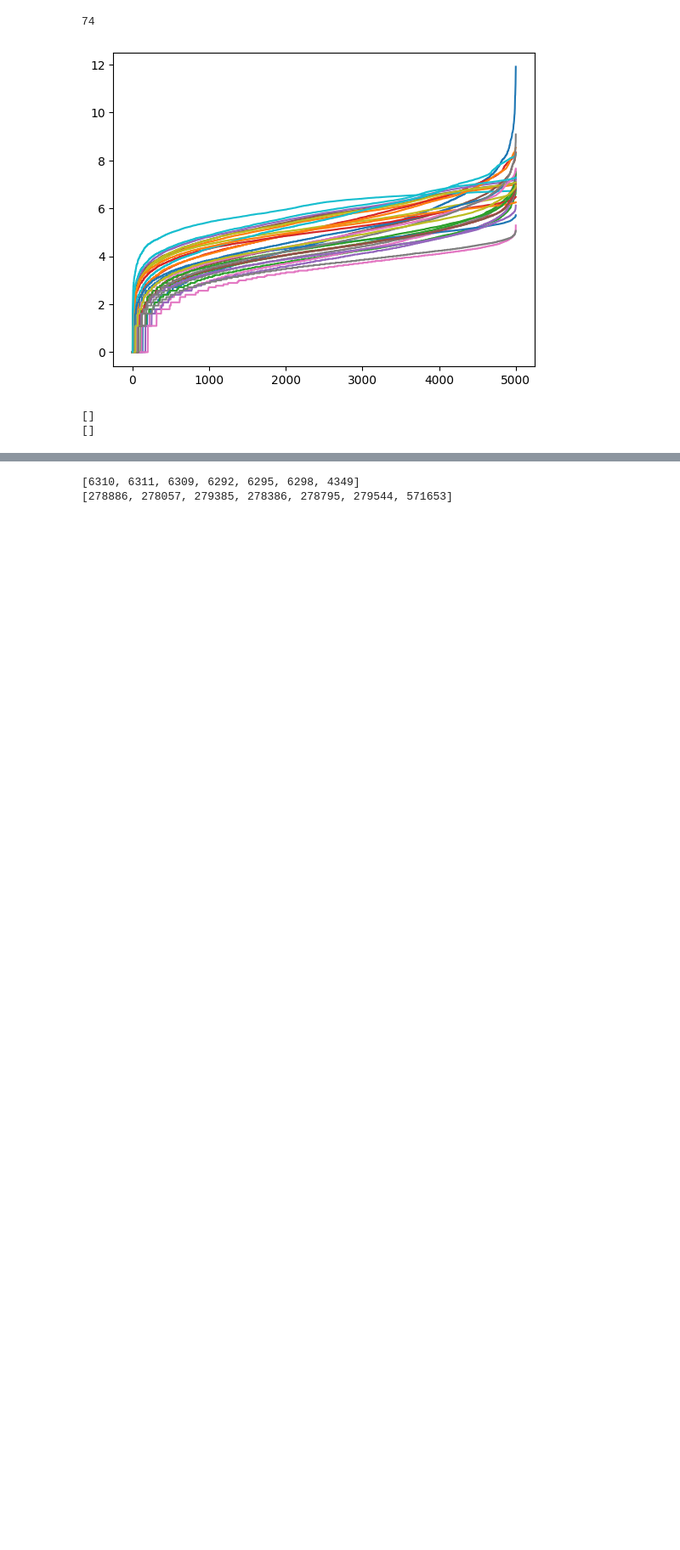
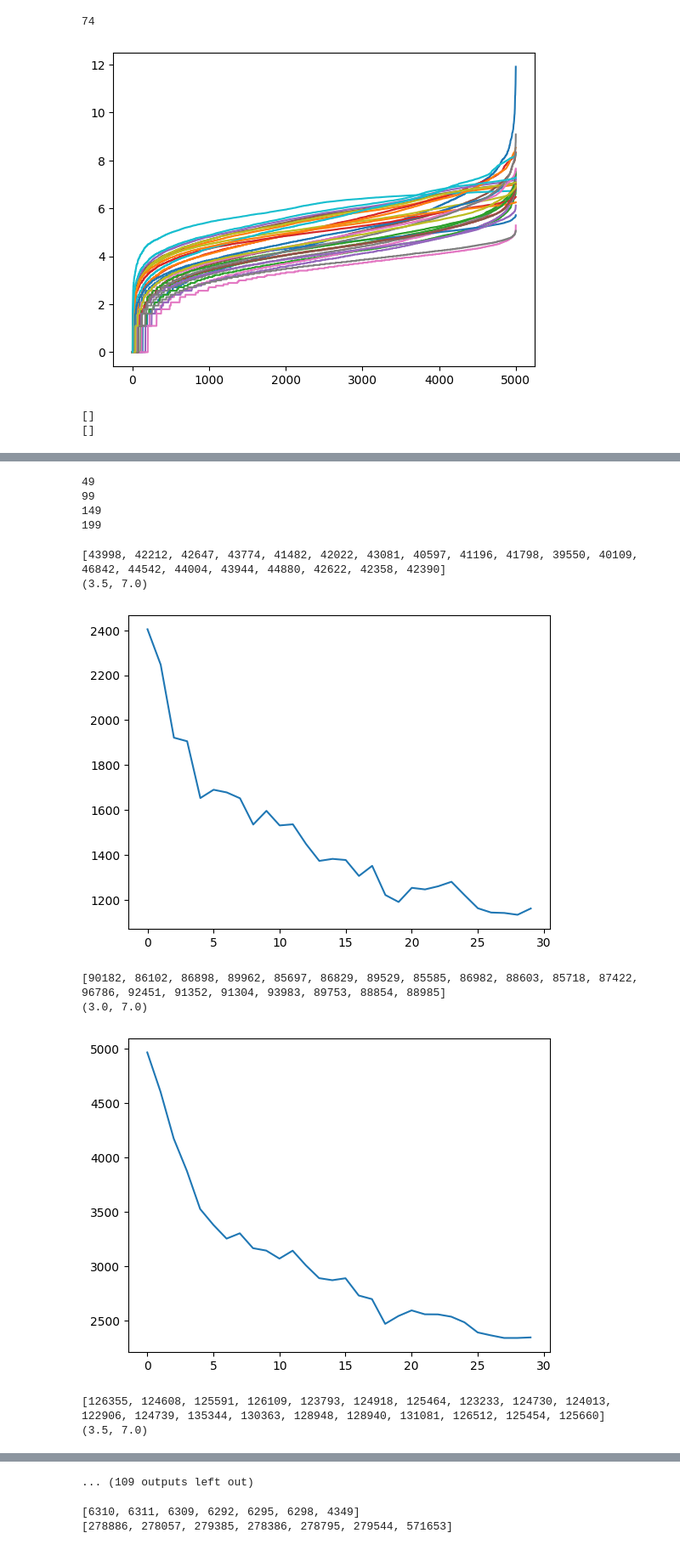
Before and after one commit to fjdslkjfljvo/thcd_dcs_ficx, a Jupyter notebook: naw.ipynb, the cells around one changed output, grey strips where cells are left out. Shown at 85% size. Drawn from its saved outputs; the diff is of its cells as text; code cells hidden in the pictures; blank space fills up the shorter version.

```diff
--- a/naw.ipynb
+++ b/naw.ipynb
@@ -341,4 +324,0 @@ for i in range(1,31):
-# %%
-result = get_median_regression(df, 'median', ['logave1','logvar1'])
-result.summary()
-result.params[0]
@@ -347,13 +324,0 @@ result.params[0]
-# %%
-random.seed(42)
-fun_lst = []
-fun_name = []
-fun_lst.append(regr2(lst_a1,lst_a2,lst_b))
-fun_name.append('regr2')
-fun_lst.append(regr(lst_oa,lst_ob))
-fun_name.append('regr')
-for i in np.arange(2.6,3.5,0.5):
-    for j in np.arange(6.5,8.5,0.5):
-        fun_lst.append(low_up_fun(i,j))
-        fun_name.append((i,j))
-get_penalty(fun_lst,fun_name)
@@ -379,0 +325,52 @@ regr
+# %%
+random.seed(42)
+fun_lst = []
+fun_name = []
+# 3.7, 6.4 is best
+lowlst = list(np.arange(2.5,3.6,1.0))
+highlst = list(np.arange(6.5,7.6,1.0))
+lowlst = [3.5]
+highlst = [6.5]
+shiftlst = list(np.arange(-2.0,0.1,1.0))
+cilst = list(np.arange(1.05,1.46,0.1))
+df = generate_dpoints(29, num_samples=500, lowlst = lowlst, highlst = highlst, shiftlst = shiftlst, cilst = cilst)
+for low_bound in lowlst:
+    for high_bound in highlst:
+        for shift_value in shiftlst:
+            for ci_value in cilst:
+                now_low = round(low_bound,2)
+                now_high = round(high_bound,2)
+                now_shift = round(shift_value,2)
+                now_ci = round(ci_value,2)
+                suff = '_' + str(now_low).replace('.', 'x') + '_' + str(now_high).replace('.', 'x') + \
+                        '_' + (str(now_shift).replace('.', 'x')).replace('-', 'y') + '_' + str(now_ci).replace('.', 'x')
+                lst_a1 = []
+                lst_a2 = []
+                lst_b = []
+                for j in range(1,30):
+                    strave = 'logave'+str(j)
+                    strstd = 'logavex'+str(j)
+                    result = get_median_regression(df, 'median', [strave+suff, strstd+suff])
+                    lst_a1.append(result.params[1])
+                    lst_a2.append(result.params[2])
+                    lst_b.append(result.params[0])
+                fun_lst.append(regr_low_up(lst_a1,lst_a2,lst_b,now_low,now_high,now_shift,now_ci))
+                fun_name.append(str((now_low,now_high,now_shift,now_ci)))
+for i in np.arange(2.6,3.5,0.5):
+    for j in np.arange(6.5,8.5,0.5):
+        fun_lst.append(low_up_fun(i,j))
+        fun_name.append('old_'+str((i,j)))
+get_penalty(fun_lst,fun_name)
+# %% [output]
+49
+99
+149
+199
+[43998, 42212, 42647, 43774, 41482, 42022, 43081, 40597, 41196, 41798, 39550, 40109, 46842, 44542, 44004, 43944, 44880, 42622, 42358, 42390]
+(3.5, 7.0)
+[figure, added]
+[90182, 86102, 86898, 89962, 85697, 86829, 89529, 85585, 86982, 88603, 85718, 87422, 96786, 92451, 91352, 91304, 93983, 89753, 88854, 88985]
+(3.0, 7.0)
+[figure, added]
+[126355, 124608, 125591, 126109, 123793, 124918, 125464, 123233, 124730, 124013, 122906, 124739, 135344, 130363, 128948, 128940, 131081, 126512, 125454, 125660]
+(3.5, 7.0)
@@ -379,0 +386 @@ regr
+... (109 outputs left out)
```
Also changed, not shown: parts of 16 cells of this notebook.
